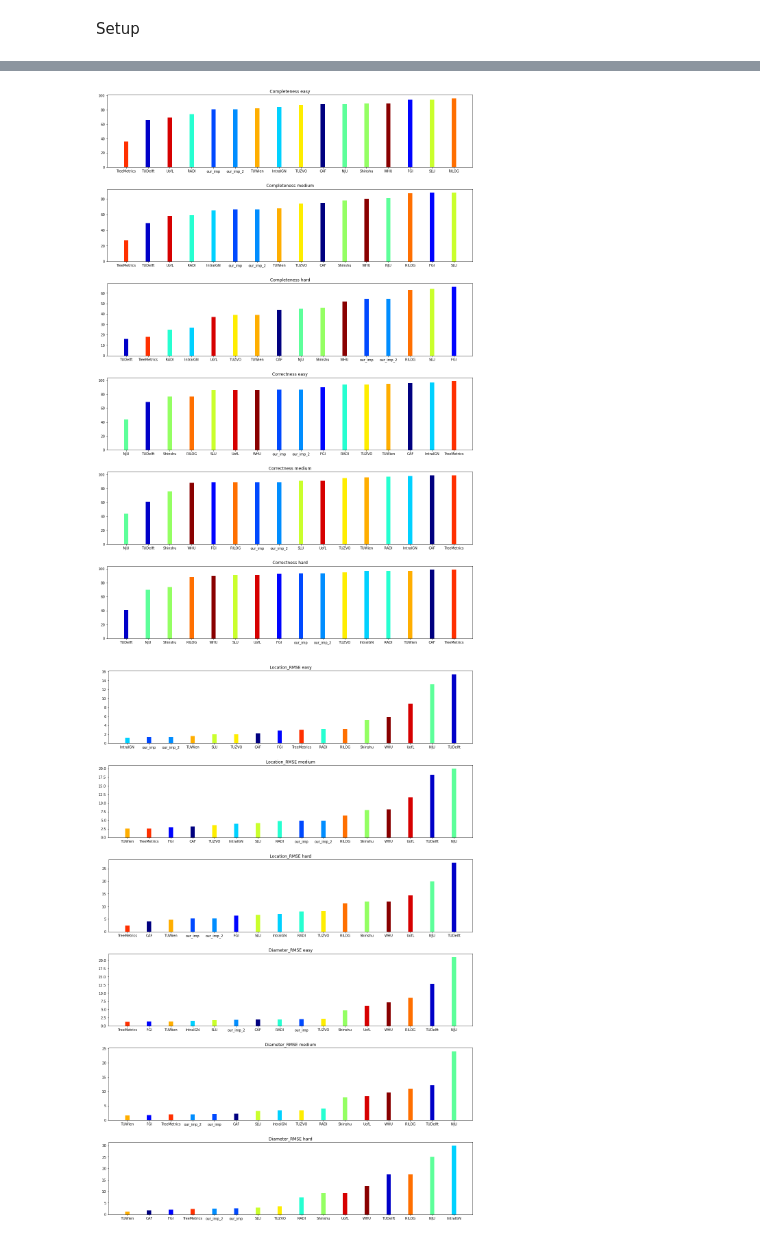
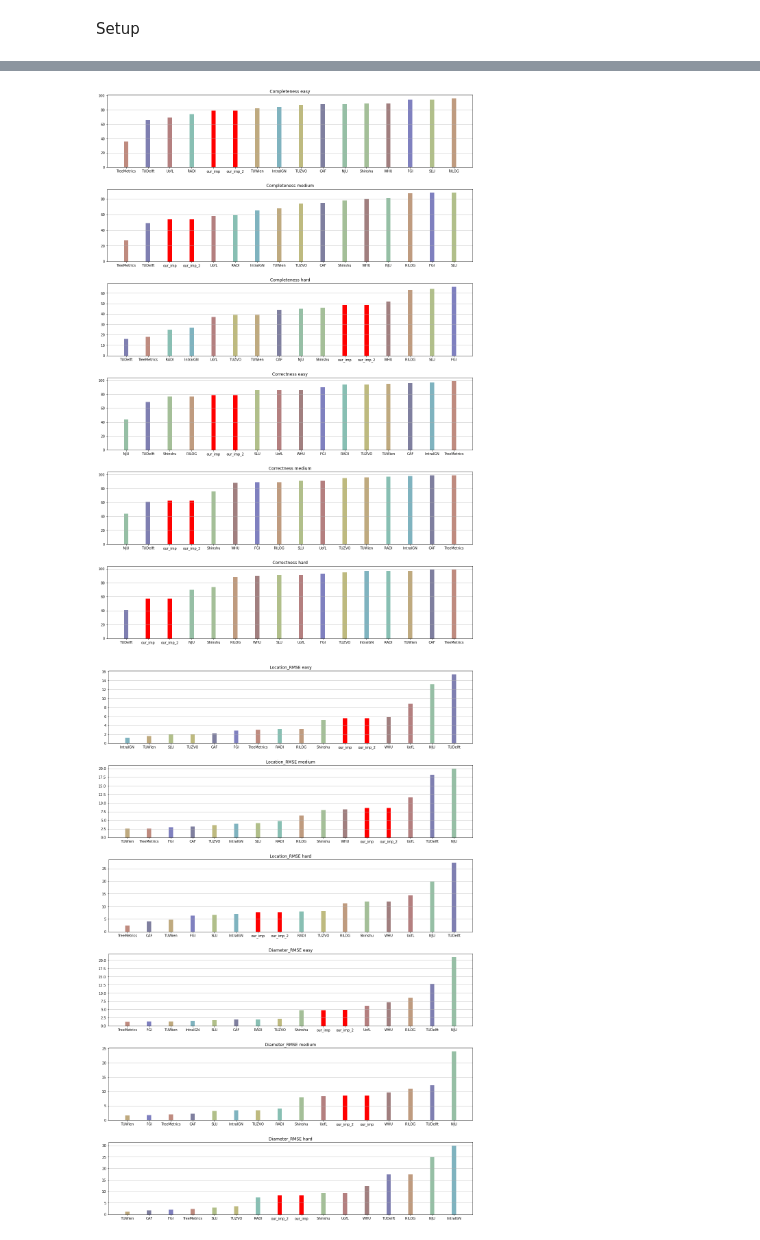
Before and after one commit to porteratzo/TreeTool, a Jupyter notebook: BenchmarkTreeTool.ipynb, the cells around one changed output, grey strips where cells are left out. Drawn from its saved outputs; the diff is of its cells as text; code cells hidden in the pictures.

```diff
--- a/BenchmarkTreeTool.ipynb
+++ b/BenchmarkTreeTool.ipynb
@@ -50,39 +41,33 @@ Mysegmentor = Tree_Tool.TreeTool()
 for number in range(1,7):
     print('load point cloud ', number)
     PointCloud = pclpy.pcl.PointCloud.PointXYZ()
-    pclpy.pcl.io.loadPCDFile('D:/Documentos/ParaAutonomia/Python/Proyecto/Data/NistClouds/downsampledlesscloudEURO' + str(number) + '.pcd',PointCloud)
+    pclpy.pcl.io.loadPCDFile('data/downsampledlesscloudEURO' + str(number) + '.pcd',PointCloud)
 
     Mysegmentor.set_point_cloud(PointCloud)
-    Mysegmentor.set_Ksearch(0.08)
-    Mysegmentor.Full_Process(verticalityThresh=verticalityThresh,
-        NonNANcurvatureThresh=NonNANcurvatureThresh,
-        tol=tol,
-        minc=minc,
-        maxc=maxc,
-        max_angle=max_angle,
-        lowstems_Height=lowstems_Height,
-        cutstems_Height=cutstems_Height,
-        searchRadius=searchRadius)
-
+    Mysegmentor.Full_Process(verticality_threshold=0.06,
+    curvature_threshold=0.1,
+    tolerance=0.1,
+    min_cluster_size=40,
+    max_cluster_size=6000000,
+    max_distance=0.4,
+    lowstems_height=5,
+    cutstems_height=5,
+    search_radius=0.1)
     #####################################################
     print('Get ground truth')
-    treedata = pd.read_csv('D:/Documentos/ParaAutonomia/Python/Proyecto/Data/EuroSDR_DataRelease/EuroSDR_DataRelease/TLS_Benchmarking_Plot_' + str(number) + '_LHD.txt',sep = '\t',names = ['x','y','height','DBH'])
+    treedata = pd.read_csv('data/TLS_Benchmarking_Plot_' + str(number) + '_LHD.txt',sep = '\t',names = ['x','y','height','DBH'])
     Xcor,Ycor,diam = treedata.iloc[0,[0,1,3]]
-    surtreesL1 = [Utils.makecylinder(model=[Xcor, Ycor, 0,0,0,1,diam/2],length=10,dense=20)]
     Zcor = 0
     TreeDict = [np.array([Xcor,Ycor,diam])]
     for i,rows in treedata.iloc[1:].iterrows():
         Xcor,Ycor,diam = rows.iloc[[0,1,3]]
         if not np.any(np.isnan([Xcor,Ycor,diam])):
-            surtreesL1.append(Utils.makecylinder(model=[Xcor, Ycor, 0,0,0,1,diam/2],length=10,dense=10))
             TreeDict.append(np.array([Xcor,Ycor,diam]))
-    surtrees1 = [p for i in surtreesL1 for p in i]
-    surtreesCloud1 = pclpy.pcl.PointCloud.PointXYZ(surtrees1)
 
                 #DataBase
     #Found trees
     #Hungarian Algorithm assignment
-    CostMat = np.ones([len(TreeDict),len(Mysegmentor.stemcyls)])
+    CostMat = np.ones([len(TreeDict),len(Mysegmentor.visualization_cylinders)])
     for X,datatree in enumerate(TreeDict):
         for Y,foundtree in enumerate(Mysegmentor.finalstems):
             CostMat[X,Y] = np.linalg.norm([datatree[0:2]-foundtree['model'][0:2]])
@@ -93,7 +78,6 @@ for number in range(1,7):
     locationerror = []
     correctlocationerror = []
     diametererror = []
-    cloudmatch = []
     diametererrorElipse = []
     diametererrorComb = []
     for i,j in zip(dataindex, foundindex):
@@ -101,10 +85,8 @@ for number in range(1,7):
         if locationerror[-1]<0.4:
             diametererror.append(abs(Mysegmentor.finalstems[j]['model'][6]*2-TreeDict[i][2]))
             correctlocationerror.append(np.linalg.norm((Mysegmentor.finalstems[j]['model'][0:2]-TreeDict[i][0:2])))
-            cloudmatch.append(np.vstack([surtreesL1[i],Mysegmentor.finalstems[j]['tree'],Mysegmentor.stemcyls[j]]))
-
-            diametererrorElipse.append(abs(Mysegmentor.finalstems[j]['Elipse_diameter']-TreeDict[i][2]))
-            mindi = max(Mysegmentor.finalstems[j]['cylinder_diameter'],Mysegmentor.finalstems[j]['Elipse_diameter'])
+            diametererrorElipse.append(abs(Mysegmentor.finalstems[j]['Ellipse_diameter']-TreeDict[i][2]))
+            mindi = max(Mysegmentor.finalstems[j]['cylinder_diameter'],Mysegmentor.finalstems[j]['Ellipse_diameter'])
             diametererrorComb.append(abs(mindi-TreeDict[i][2]))
 
     EvaluationMetrics['n_ref'].append(len(TreeDict))
@@ -197,6 +179,6 @@ KeyError: 'Diameter_RMSE_C'
 # %%
 if True:
-    fileFGI = np.load('../binNistTreeDetector/resultsFGIElipse.npz')
+    fileFGI = np.load('resultsFGIElipse.npz')
 
     alldata = ['n_ref', 'n_match', 'n_extr', 'Completeness', 'Correctness', 'Diameter_RMSE', 'Diameter_bias',
                'Location_RMSE', 'Location_bias', 'Relative_Diameter_RMSE', 'Relative_Diameter_bias', 'Relative_Location_RMSE', 'Relative_Location_bias','Diameter_RMSE_C','Diameter_RMSE_E']
@@ -214,32 +196,34 @@ colors = np.random.randint(0,255,size = (len(Methods[0:3] + ['our_imp'] + ['our_
 # %%
 #colors = np.random.randint(0,255,size = (len(Methods[0:3] + ['our_imp'] + ['our_imp_2'] + Methods[3:]),3))/255
 colors = plt.cm.jet(np.linspace(0,0.99,len(Methods[0:3] + ['our_imp'] + ['our_imp_2'] + Methods[3:])))
+colors = [0.5*color if 'our_imp' not in name else (1.,0.,0.) for name, color in  zip(Methods[0:3] + ['our_imp'] + ['our_imp_2'] + Methods[3:], colors)]
 # %%
 EvaluationMetrics2 = EvaluationMetrics.copy()
 EvaluationMetrics2['Diameter_RMSE'] = EvaluationMetrics2['Diameter_RMSE_C']
 # %%
 alldata = ['Completeness', 'Correctness']
 dificulties = ['easy', 'medium', 'hard']
 plt.figure(figsize=(16,46))
 for n,i in enumerate(alldata):
     for n2 in range(3):
         plt.subplot(12,1,n*3+n2+1)
         plt.title(i + ' ' + dificulties[n2])
         mine = np.mean(EvaluationMetrics[i][slice(n2,n2+2)])*100
         mine2 = np.mean(EvaluationMetrics2[i][slice(n2,n2+2)])*100
         #colors=['black', 'red', 'green', 'blue', 'cyan', 'magenta', 'yellow','black', 'red', 'green', 'blue', 'cyan', 'magenta', 'yellow']
         sortstuff = sorted(zip(Methods[0:3] + ['our_imp'] + ['our_imp_2'] + Methods[3:],BenchmarkMetrics[i][n2][0:3] + [mine] + [mine2] + BenchmarkMetrics[i][n2][3:],colors),key=lambda x:x[1])
         sortmethods = [i[0] for i in sortstuff]
         sortnum = [i[1] for i in sortstuff]
         sortcol = [i[2] for i in sortstuff]
         #plt.bar(np.arange(len(BenchmarkMetrics[i][n2])+1),BenchmarkMetrics[i][n2]+[mine])
         plt.bar(sortmethods, sortnum
                 , color = sortcol, width = 0.2)
         plt.tight_layout(pad=3.0)
 
-plt.savefig('metricsnew.png',pad_inches = 0.1, bbox_inches='tight')
+        plt.grid(axis='y')
+plt.savefig('metricsnew.pdf',pad_inches = 0.1, bbox_inches='tight')
 # %% [output]
-[figure, old version]
+[figure, new version]
 # %%
 alldata = ['Location_RMSE', 'Diameter_RMSE']
 dificulties = ['easy', 'medium', 'hard']
@@ -259,6 +243,7 @@ for n,i in enumerate(alldata):
         plt.bar(sortmethods, sortnum
                 , color = sortcol, width = 0.2)
         plt.tight_layout(pad=3.0)
-plt.savefig('metricsnew2.png',pad_inches = 0.1, bbox_inches='tight')
+        plt.grid(axis='y')
+plt.savefig('metricsnew2.pdf',pad_inches = 0.1, bbox_inches='tight')
 # %% [output]
-[figure, old version]
+[figure, new version]
```
Also changed, not shown: parts of 5 cells of this notebook, 6 other files.
